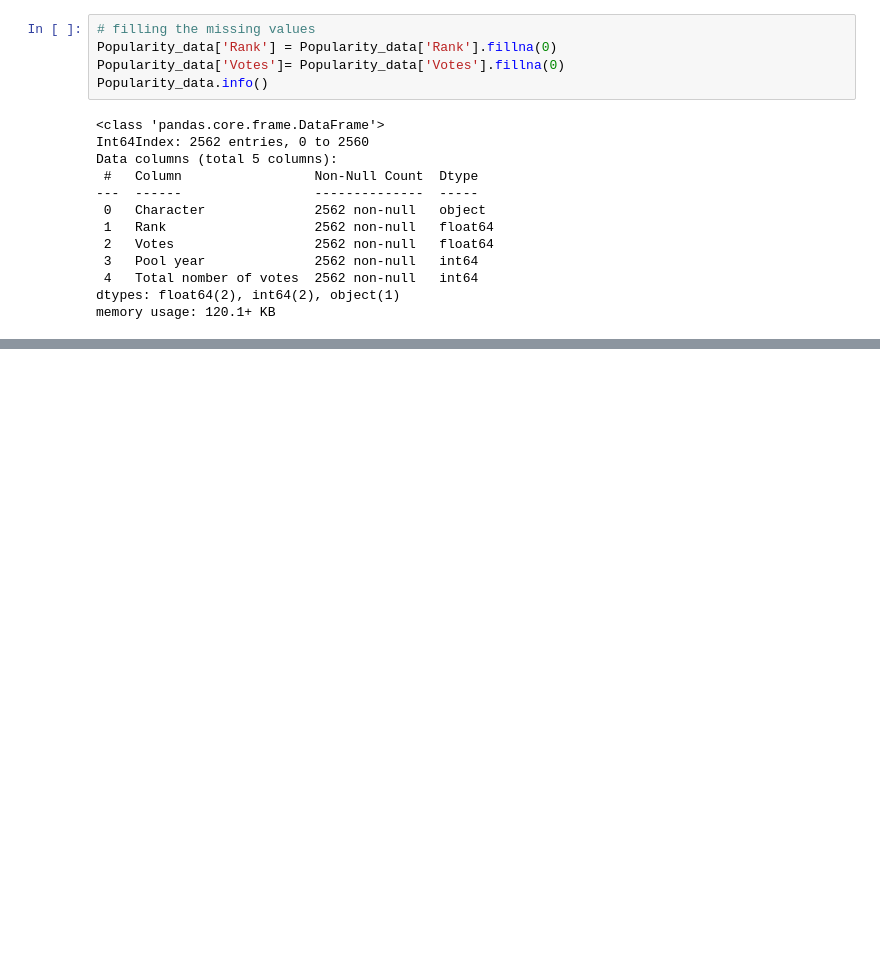
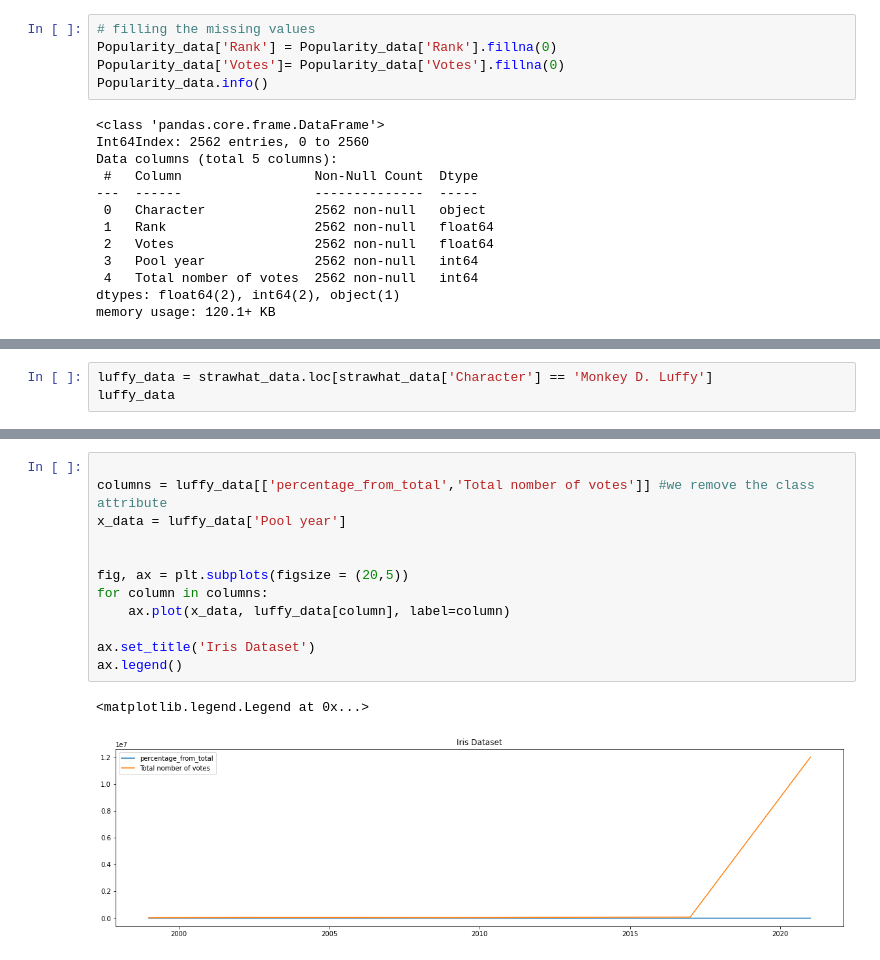
Before and after one commit to Chiheb-Edine-Zoghlemi/ONE_PIECE_DATA_ANALYZE, a Jupyter notebook: Project.ipynb, the cells around one changed output, grey strips where cells are left out. Drawn from its saved outputs; the diff is of its cells as text; blank space fills up the shorter version.

```diff
--- a/Project.ipynb
+++ b/Project.ipynb
@@ -334,0 +342,3 @@ for row in range(7):
+# %%
+luffy_data = strawhat_data.loc[strawhat_data['Character'] == 'Monkey D. Luffy']
+luffy_data
@@ -335 +354,16 @@ for row in range(7):
+# %%
+
+columns = luffy_data[['percentage_from_total','Total nomber of votes']] #we remove the class attribute
+x_data = luffy_data['Pool year']
+
+
+fig, ax = plt.subplots(figsize = (20,5))
+for column in columns:
+    ax.plot(x_data, luffy_data[column], label=column)
+
+ax.set_title('Iris Dataset')
+ax.legend()
+# %% [output]
+<matplotlib.legend.Legend at 0x...>
+[figure, added]
 # %%
```
Also changed, not shown: parts of 13 cells of this notebook.
